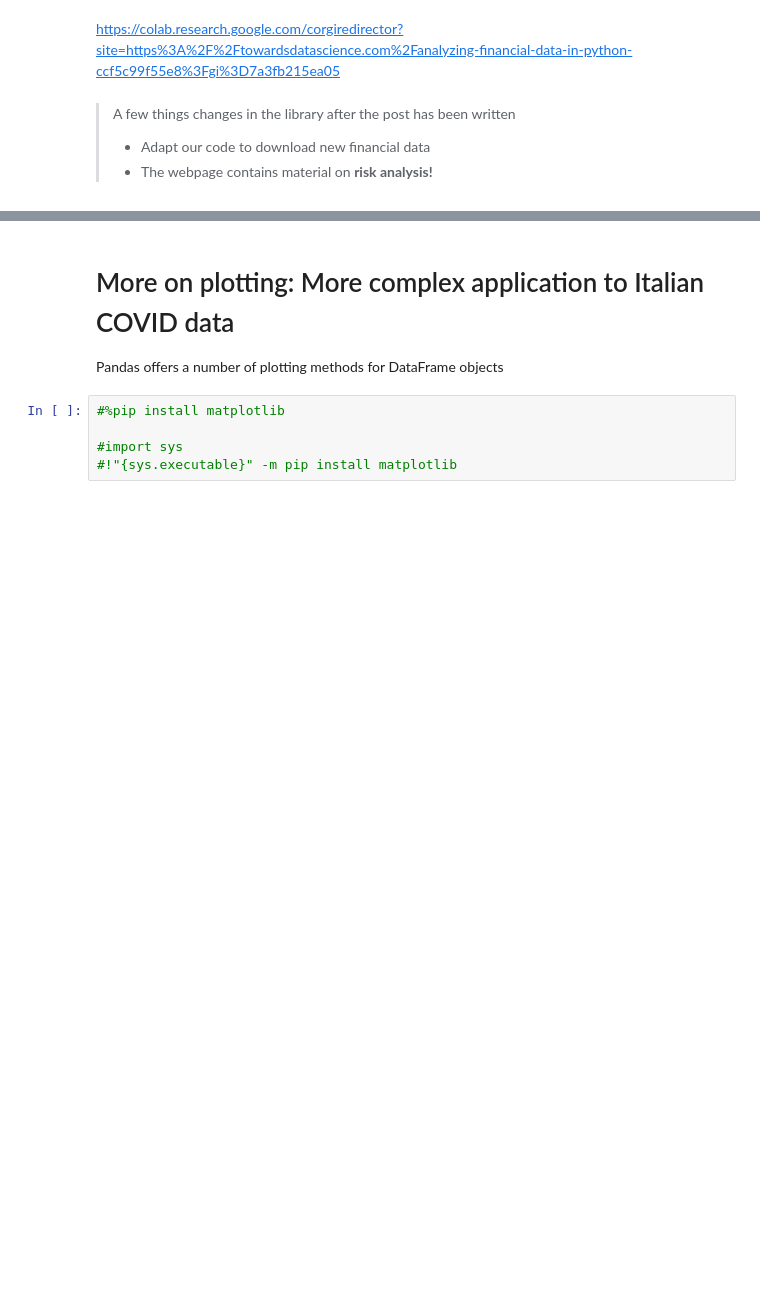
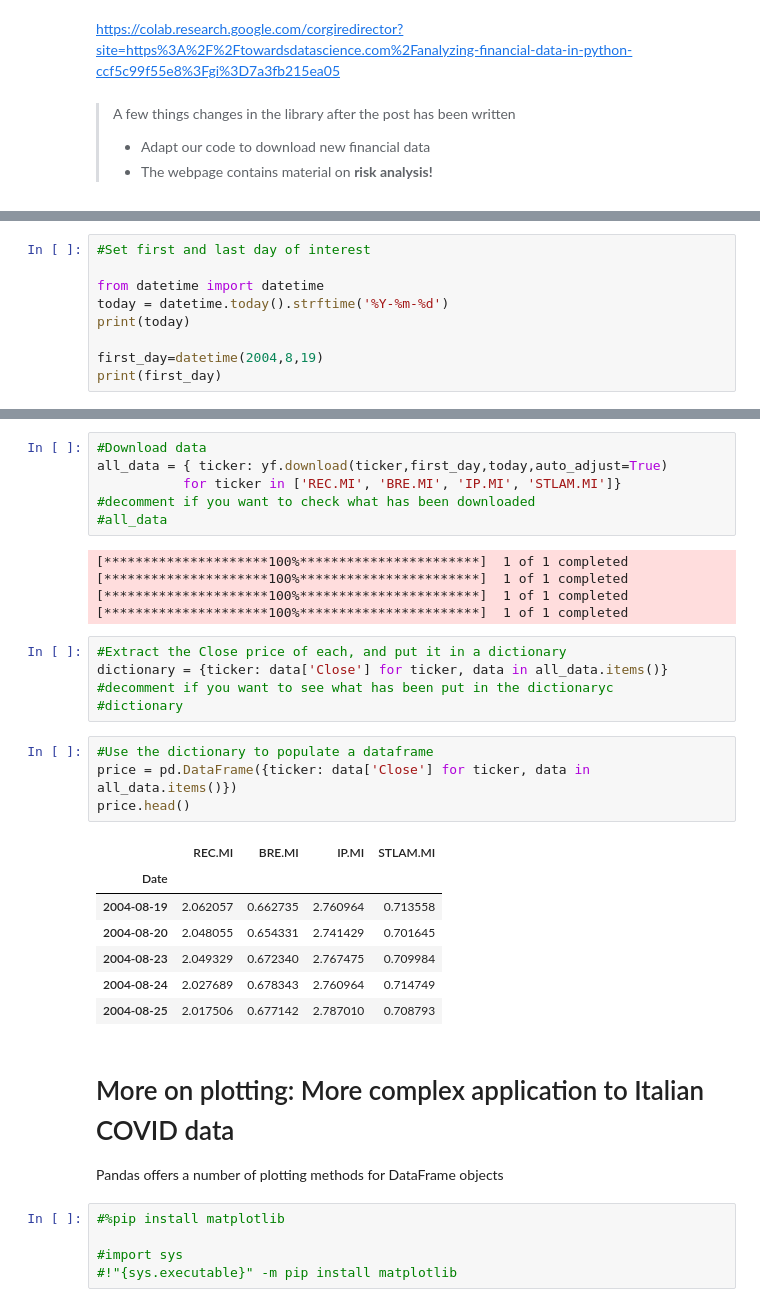
Before and after one commit to EMbeDS-education/OCP_Python4Finance2024, a Jupyter notebook: jupyter/jupyterNotebooks/classes_4_6.ipynb, the cells around one changed output, grey strips where cells are left out. Drawn from its saved outputs; the diff is of its cells as text; blank space fills up the shorter version.

```diff
--- a/jupyter/jupyterNotebooks/classes_4_6.ipynb
+++ b/jupyter/jupyterNotebooks/classes_4_6.ipynb
@@ -4172,0 +2092,9 @@ https://colab.research.google.com/corgiredirector?site=https%3A%2F%2Ftowardsdata
+# %%
+#Set first and last day of interest
+
+from datetime import datetime
+today = datetime.today().strftime('%Y-%m-%d')
+print(today)
+
+first_day=datetime(2004,8,19)
+print(first_day)
@@ -4173,3 +2104,31 @@ https://colab.research.google.com/corgiredirector?site=https%3A%2F%2Ftowardsdata
+# %%
+#Download data
+all_data = { ticker: yf.download(ticker,first_day,today,auto_adjust=True)
+           for ticker in ['REC.MI', 'BRE.MI', 'IP.MI', 'STLAM.MI']}
+#decomment if you want to check what has been downloaded
+#all_data
+# %% [output]
+[*********************100%***********************]  1 of 1 completed
+[*********************100%***********************]  1 of 1 completed
+[*********************100%***********************]  1 of 1 completed
+[*********************100%***********************]  1 of 1 completed
+# %%
+#Extract the Close price of each, and put it in a dictionary
+dictionary = {ticker: data['Close'] for ticker, data in all_data.items()}
+#decomment if you want to see what has been put in the dictionaryc
+#dictionary
+# %%
+#Use the dictionary to populate a dataframe
+price = pd.DataFrame({ticker: data['Close'] for ticker, data in all_data.items()})
+price.head()
+# %% [output]
+|  | REC.MI | BRE.MI | IP.MI | STLAM.MI |
+| Date |  |  |  |  |
+| 2004-08-19 | 2.062057 | 0.662735 | 2.760964 | 0.713558 |
+| 2004-08-20 | 2.048055 | 0.654331 | 2.741429 | 0.701645 |
+| 2004-08-23 | 2.049329 | 0.672340 | 2.767475 | 0.709984 |
+| 2004-08-24 | 2.027689 | 0.678343 | 2.760964 | 0.714749 |
+| 2004-08-25 | 2.017506 | 0.677142 | 2.787010 | 0.708793 |
 # %% [markdown]
 # More on plotting: More complex application to Italian COVID data
 Pandas offers a number of plotting methods for DataFrame objects
```
Also changed, not shown: parts of 330 cells of this notebook, 2 other files.
